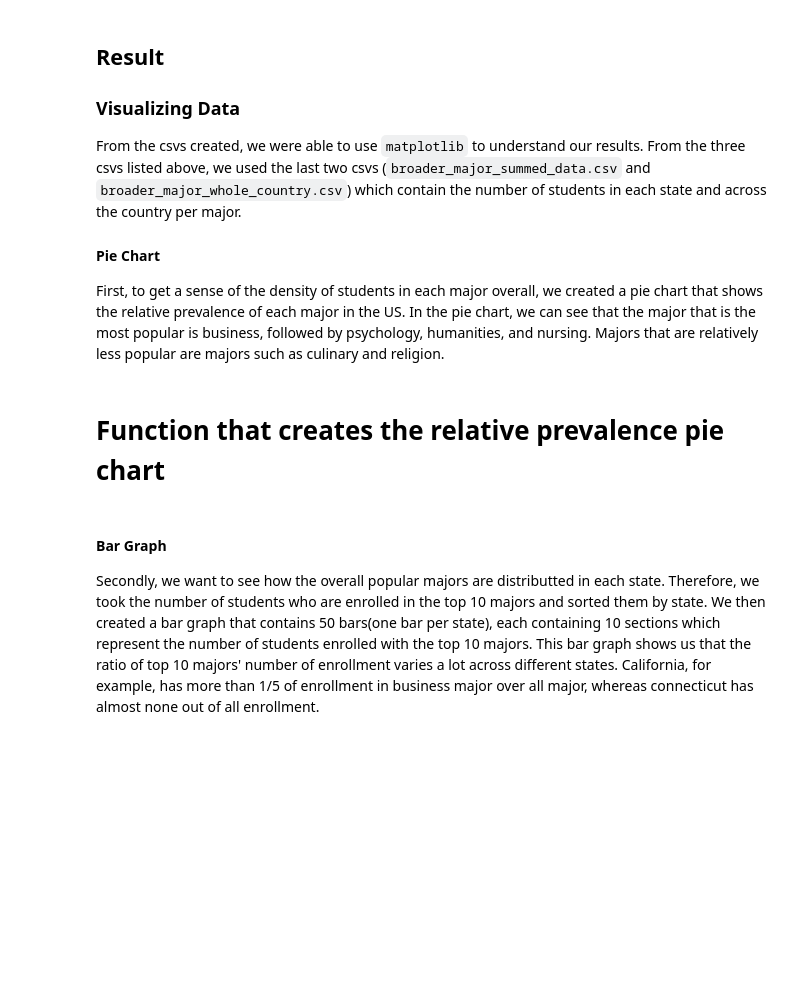
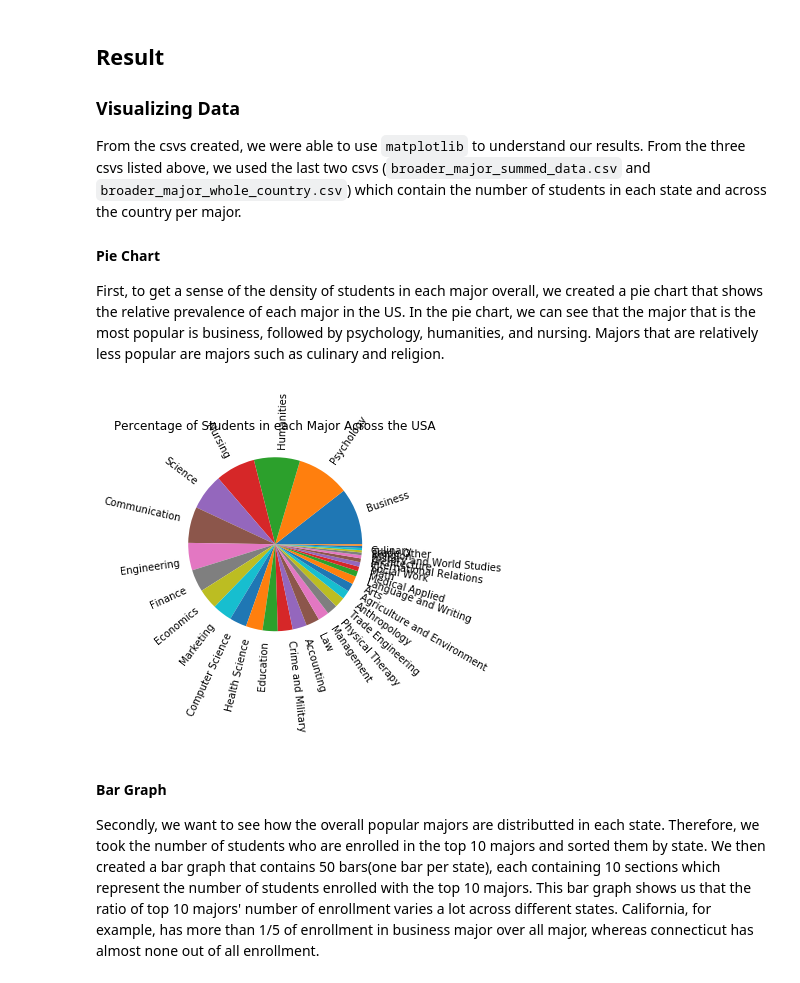
Before and after one commit to olincollege/niche-major-finder, a Jupyter notebook: college_majors_across_america_comp_essay.ipynb, the cells around one changed output. Cells and saved outputs as stored; diff of their text form; code cells hidden in the pictures; blank space fills up the shorter version.

```diff
--- a/college_majors_across_america_comp_essay.ipynb
+++ b/college_majors_across_america_comp_essay.ipynb
@@ -76,8 +85,10 @@ From the csvs created, we were able to use `matplotlib` to understand our result
 #### Pie Chart
 First, to get a sense of the density of students in each major overall, we created a pie chart that shows the relative prevalence of each major in the US.
 In the pie chart, we can see that the major that is the most popular is business, followed by psychology, humanities, and nursing. Majors that are relatively less popular are majors such as culinary and religion.
-# %% [markdown]
-# Function that creates the relative prevalence pie chart
+# %%
+dv.plot_major_distribution_in_usa_pie_chart()
+# %% [output]
+[figure, added]
 # %% [markdown]
 #### Bar Graph
 Secondly, we want to see how the overall popular majors are distributted in each state. Therefore, we took the number of students who are enrolled in the top 10 majors and sorted them by state. We then created a bar graph that contains 50 bars(one bar per state), each containing 10 sections which represent the number of students enrolled with the top 10 majors.
```
Also changed, not shown: parts of 8 cells of this notebook.
